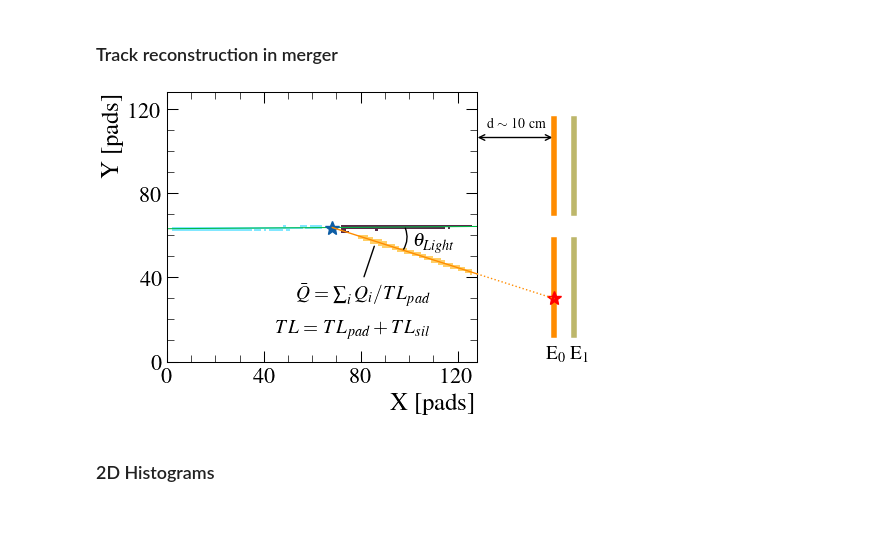
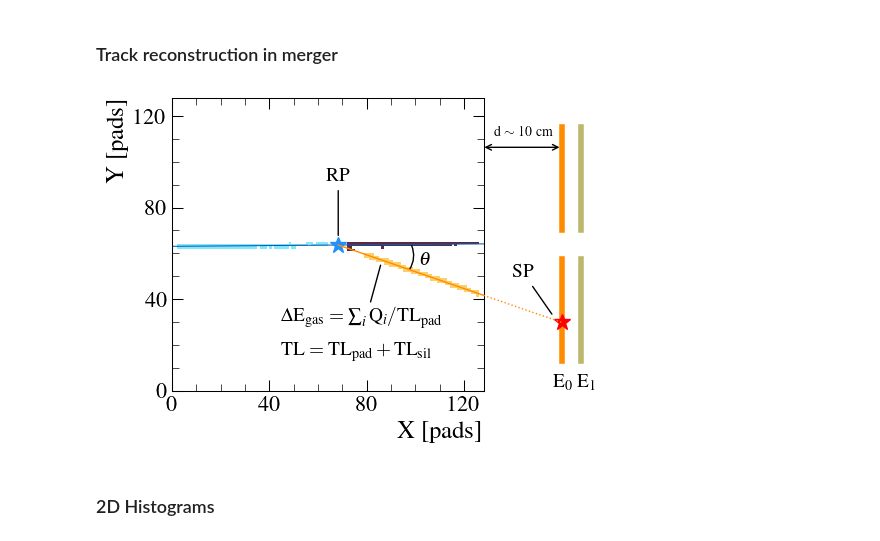
Before and after one commit to loopset/e796-analysis, a Jupyter notebook: Publications/Code/mpl/final.ipynb, the cells around one changed output. Drawn from its saved outputs; the diff is of its cells as text; code cells hidden in the pictures.

```diff
--- a/Publications/Code/mpl/final.ipynb
+++ b/Publications/Code/mpl/final.ipynb
@@ -2,16 +2,16 @@
 ## Final figures
 # %%
 %matplotlib widget
+import pyphysics as phys
 import numpy as np
 import matplotlib as mpl
 import matplotlib.pyplot as plt
-plt.style.use("./../../../Python/actroot.mplstyle")
+import matplotlib.axes as mplaxes
 # Color map
 plt.rcParams["image.cmap"] = "managua_r"
 # plt.rcParams["savefig.bbox"] = "standard"
 
 import util as u
-import histo2d as h2d
 from importlib import reload
 # %% [markdown]
 ### Track reconstruction in merger
@@ -30,8 +30,12 @@ ax2 = fig.add_subplot(gs[1])
 # Event
 plt.sca(ax1)
 ev.draw(True)
-ev.draw_rp(markersize=10, zorder=5)
+ev.draw_rp(color="dodgerblue", mfc="dodgerblue", markersize=12, zorder=5)
 ev.draw_line(1, lw=0.75)
+# Annotate RP
+ax1.annotate("RP", xy=(ev.rp[0], ev.rp[1] + 3), xytext=(ev.rp[0], ev.rp[1] + 30), fontsize=14,
+             va="center", ha="center",
+             arrowprops=dict(arrowstyle="-"))
 
 # Silicons
 plt.sca(ax2)
@@ -75,36 +79,38 @@ fig.add_artist(l0)
 ltosil = transform(128, 160)
 l1 = mpl.lines.Line2D(ltosil[:,0], ltosil[:,1], color ="darkorange", lw=1, ls=":")
 l1.set_transform(fig.transFigure)
 fig.add_artist(l1)
 
 # Annotate charge average and TL
-ax1.annotate(r"$\bar{Q} = \sum_{i}{Q_{i}} / TL_{pad}$\\ \\$TL = TL_{pad} + TL_{sil}$", xy=(86, 56), xytext=(45, 30), fontsize=14,
+ax1.annotate(r"\noindent$\Delta\mathrm{E}_{\mathrm{gas}} = \sum_{i}{\mathrm{Q}_{i}} / \mathrm{TL}_{\mathrm{pad}}$\\ \\$\mathrm{TL} = \mathrm{TL}_{\mathrm{pad}} + \mathrm{TL}_{\mathrm{sil}}$", xy=(86, 56), xytext=(45, 30), fontsize=14,
             arrowprops=dict(arrowstyle="-"))
 
 # Distance to silicons
 ax1.annotate("", xy=(0.685, 0.75), xytext=(0.831,0.75),
             xycoords=fig.transFigure, textcoords=fig.transFigure,
             arrowprops=dict(arrowstyle="<->"))
 ax1.annotate(r"d $\sim$ 10 cm", xy=(0.76, 0.78), ha="center",
             xycoords=fig.transFigure, fontsize=10)
 ax2.set_axis_off()
 
 # Theta
 ax1.annotate("", xy=(98, 64.5), xytext=(97, 52),
             arrowprops=dict(arrowstyle="-", connectionstyle="arc3,rad=.3"))
-ax1.annotate(r"$\theta_{Light}$", xy=(102, 55), fontsize=14)
+ax1.annotate(r"$\theta$", xy=(102, 55), fontsize=14)
 
 # DeltaE sil
 ax1.annotate(r"E$_0$ E$_1$", xy=(0.815, 0.12), xycoords=fig.transFigure, fontsize=14)
 
 # Silicon point
-ax2.plot(0.1, 0.235, color="red", marker="*", ms=10, zorder=4)
+ax2.plot(0.1, 0.235, color="red", mfc="red", marker="*", ms=12, zorder=4)
+ax1.annotate("SP", xy=(0.815, 0.305), xycoords=fig.transFigure, xytext=(0.76, 0.42),
+            fontsize=14, ha="center", va="center", arrowprops=dict(arrowstyle="-"))
 
 # DO NOT CALL THIS OTHERWISE THE POSITIONS WILL CHANGE
 # plt.tight_layout()
 plt.show()
 plt.savefig("./Outputs/merger.pdf")
 # %% [output]
-[figure, old version]
+[figure, new version]
 # %% [markdown]
 ### 2D Histograms
```
Also changed, not shown: parts of 2 cells of this notebook, 18 other files.
